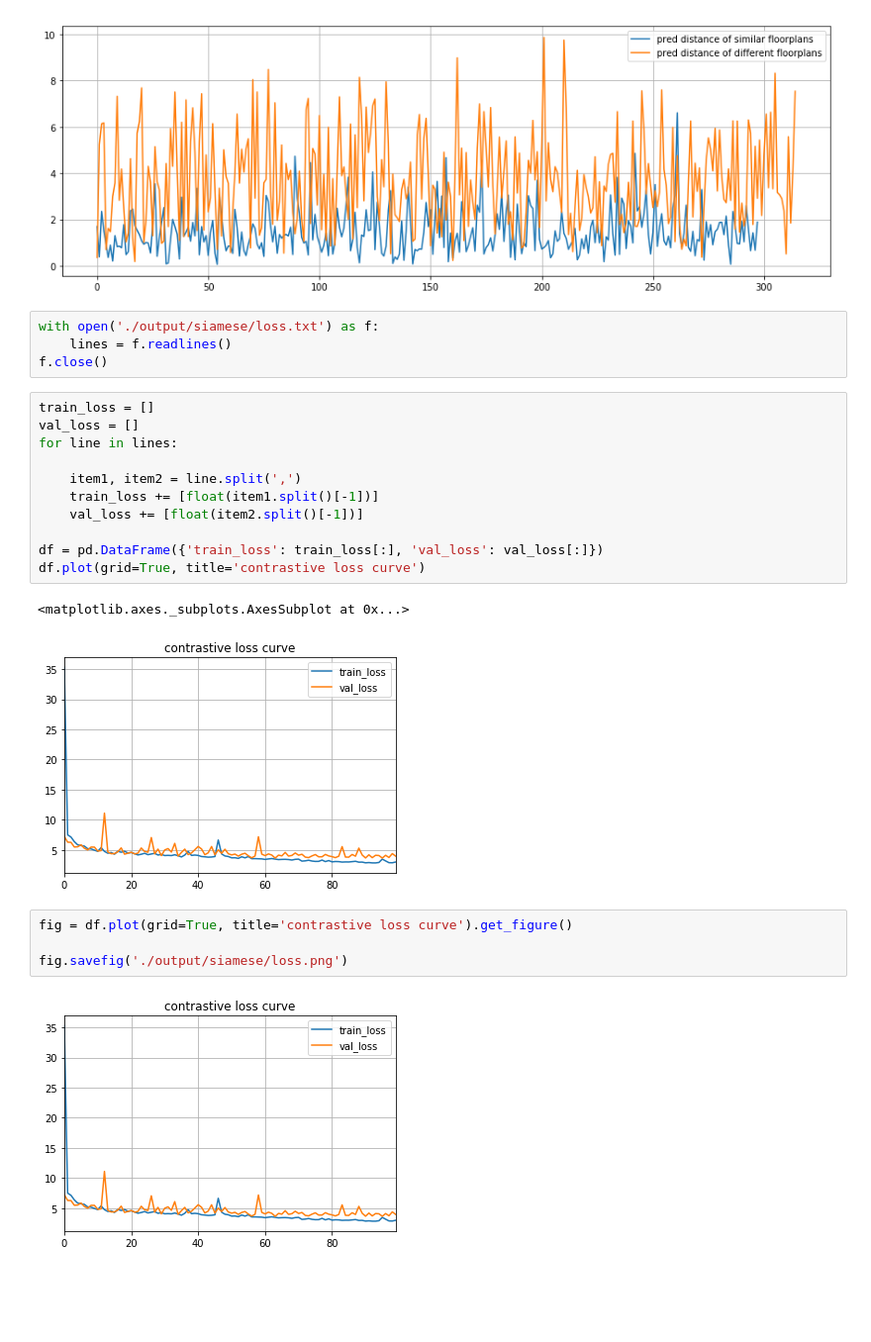
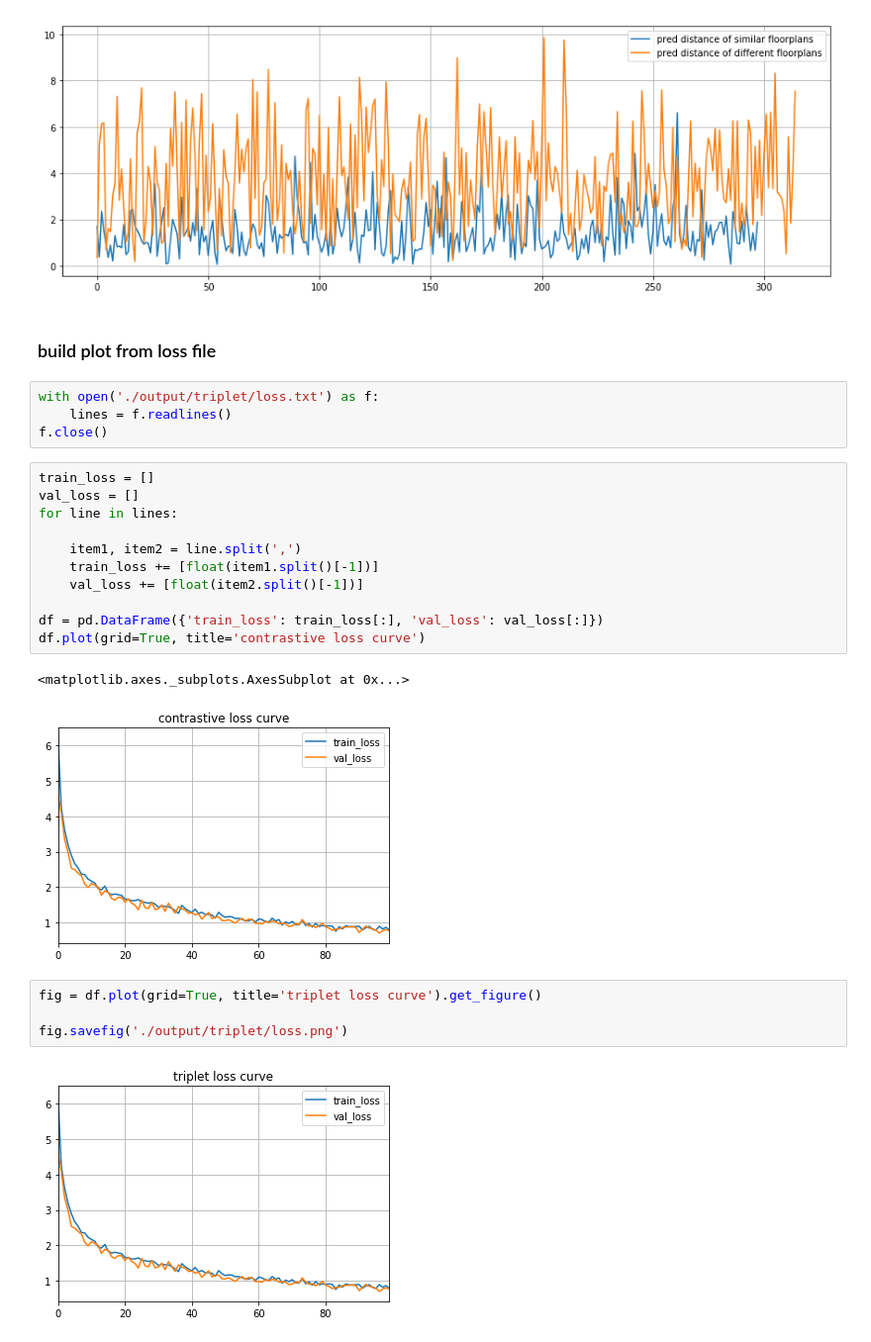
Before and after one commit to shuuchen/siamese_network, a Jupyter notebook: Siamese-networks-floorplan.ipynb, the cells around one changed output. Shown at 99% size. Cells and saved outputs as stored; diff of their text form; blank space fills up the shorter version.

```diff
--- a/Siamese-networks-floorplan.ipynb
+++ b/Siamese-networks-floorplan.ipynb
@@ -397,8 +397,10 @@ label: 0.0, pred distance: 1.8876595497131348
 show_pred(test_results_0, test_results_1)
 # %% [output]
 [figure]
+# %% [markdown]
+### build plot from loss file
 # %%
-with open('./output/siamese/loss.txt') as f:
+with open('./output/triplet/loss.txt') as f:
     lines = f.readlines()
 f.close()
 # %%
@@ -414,10 +416,10 @@ df = pd.DataFrame({'train_loss': train_loss[:], 'val_loss': val_loss[:]})
 df.plot(grid=True, title='contrastive loss curve')
 # %% [output]
 <matplotlib.axes._subplots.AxesSubplot at 0x...>
-[figure, old version]
+[figure, new version]
 # %%
-fig = df.plot(grid=True, title='contrastive loss curve').get_figure()
+fig = df.plot(grid=True, title='triplet loss curve').get_figure()
 
-fig.savefig('./output/siamese/loss.png')
+fig.savefig('./output/triplet/loss.png')
 # %% [output]
-[figure, old version]
+[figure, new version]
```
Also changed, not shown: 6 other files.
